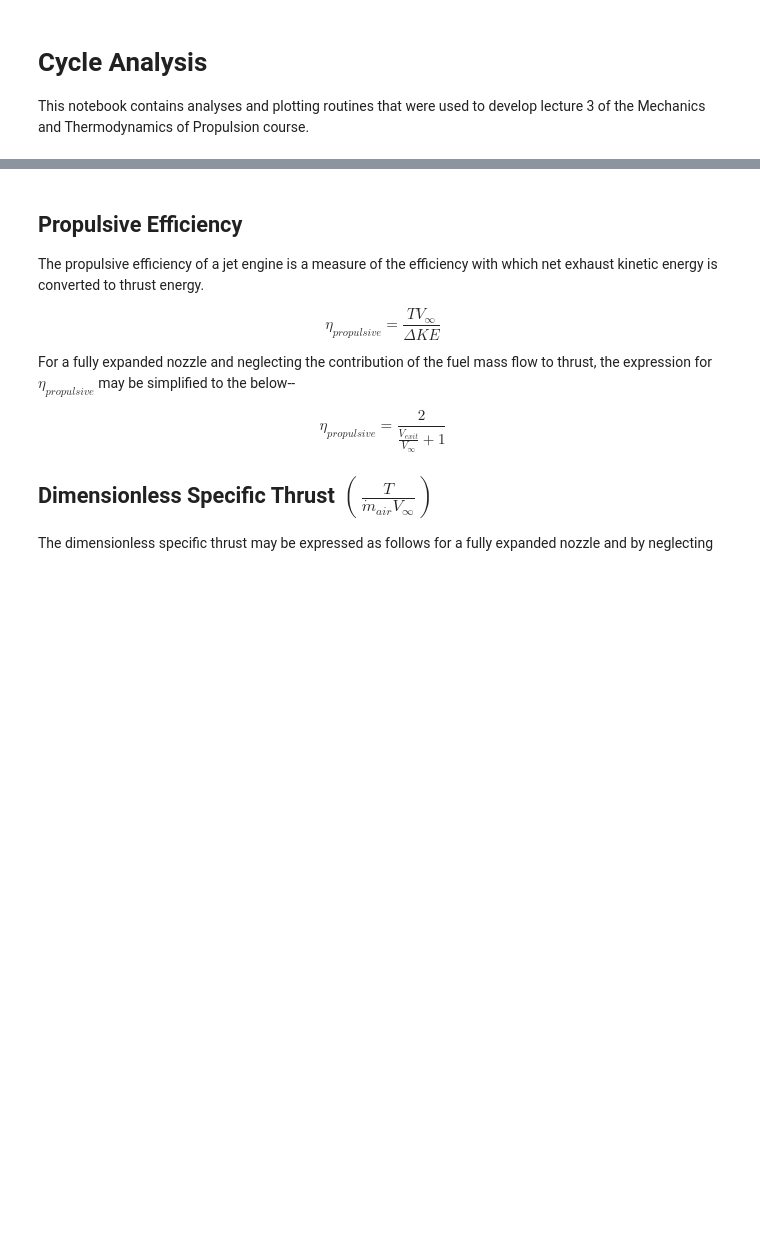
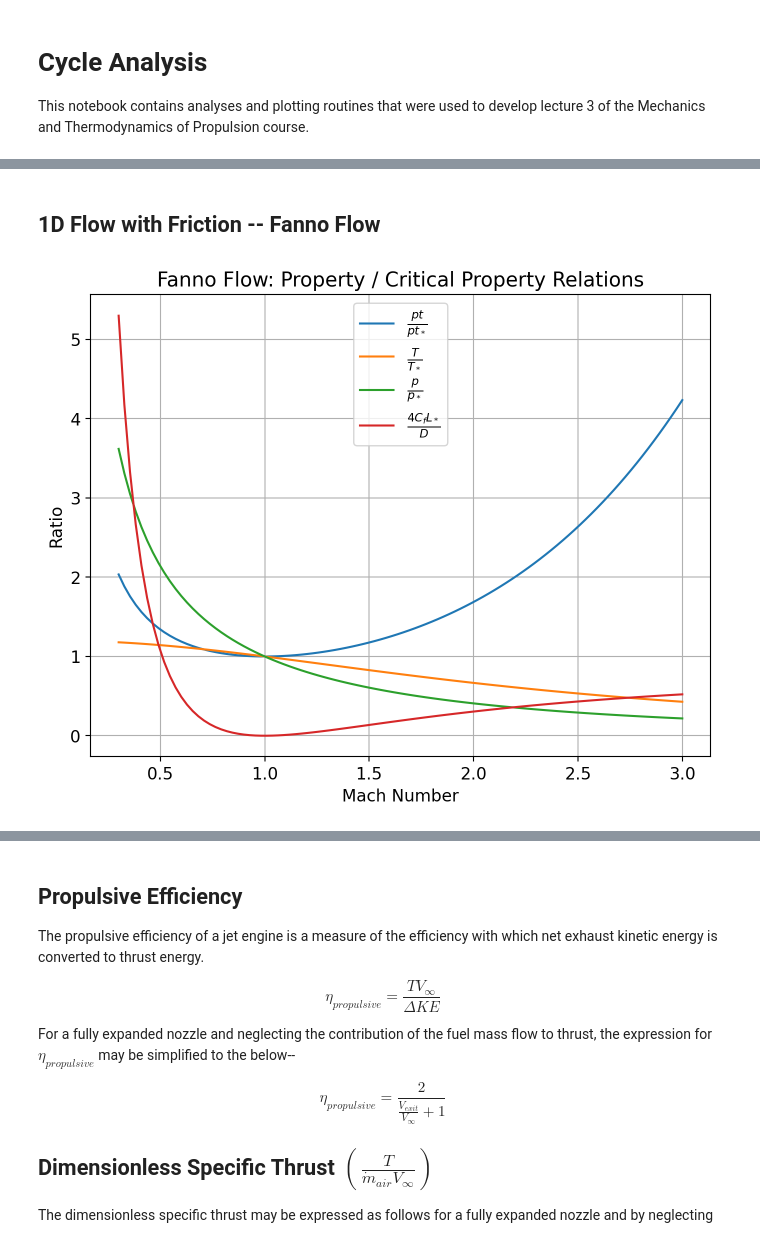
Before and after one commit to davetew/Modern-Aerospace-Propulsion, a Jupyter notebook: Cycle_Analysis.ipynb, the cells around one changed output, grey strips where cells are left out. Saved outputs shown, nothing was run; the diff lists cells and outputs as text; code cells hidden in the pictures; blank space fills up the shorter version.

```diff
--- a/Cycle_Analysis.ipynb
+++ b/Cycle_Analysis.ipynb
@@ -22,0 +70,2 @@ import pandas as pd
+# %% [markdown]
+## 1D Flow with Friction -- Fanno Flow
@@ -22,0 +106,17 @@ import pandas as pd
+# %%
+# Plot the Fanno static and stagnation to critical property ratios versus Mach number
+Mach = np.linspace(0.3, 3, 100)
+fig, ax = plt.subplots(figsize=(8, 6))
+#ax.plot(Mach, Fanno(Mach).Tt_Ttstar, label=r'$\frac{Tt}{Tt_*}$')
+ax.plot(Mach, Fanno(Mach).pt_ptstar, label=r'$\frac{pt}{pt_*}$')
+ax.plot(Mach, Fanno(Mach).T_Tstar, label=r'$\frac{T}{T_*}$')
+ax.plot(Mach, Fanno(Mach).p_pstar, label=r'$\frac{p}{p_*}$')
+ax.plot(Mach, Fanno(Mach).length, label=r'$\frac{4C_fL_*}{D}$')
+ax.set_xlabel(r'Mach Number')
+ax.set_ylabel('Ratio')
+ax.set_title('Fanno Flow: Property / Critical Property Relations')
+ax.legend()
+ax.grid()
+plt.show()
+# %% [output]
+[figure, added]
```
Also changed, not shown: parts of 10 cells of this notebook.
